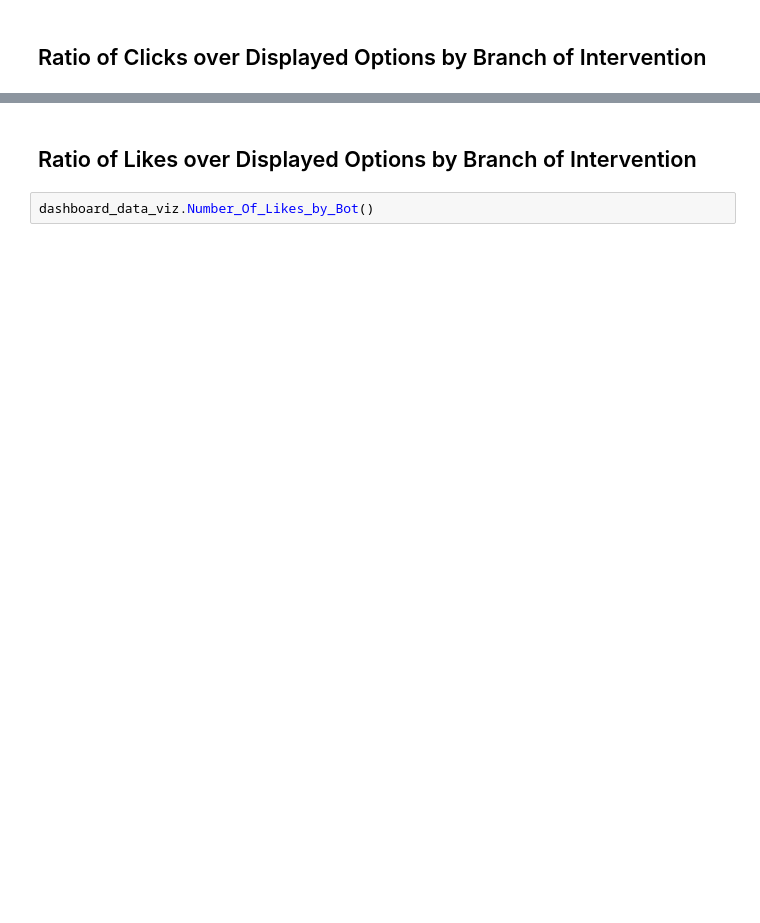
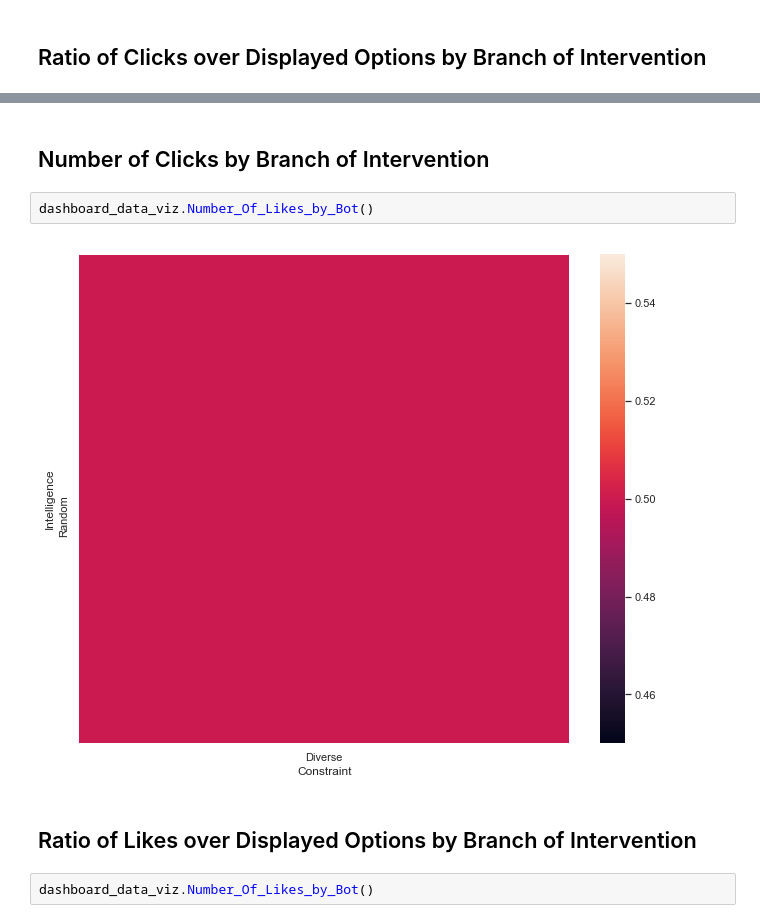
Before and after one commit to ConsiliumBots/consiliumbots.github.io, a Jupyter notebook: Dashboard Dominicana.ipynb, the cells around one changed output, grey strips where cells are left out. Cells and saved outputs as stored; diff of their text form; blank space fills up the shorter version.

```diff
--- a/Dashboard Dominicana.ipynb
+++ b/Dashboard Dominicana.ipynb
@@ -43,3 +50,9 @@ dashboard_data_viz.Number_Of_Clicks_by_Bot()
+# %% [markdown]
+## Number of Clicks by Branch of Intervention
+# %%
+dashboard_data_viz.Number_Of_Likes_by_Bot()
+# %% [output]
+[figure, added]
 # %% [markdown]
 ## Ratio of Likes over Displayed Options by Branch of Intervention
 # %%
```
Also changed, not shown: parts of 10 cells of this notebook.
